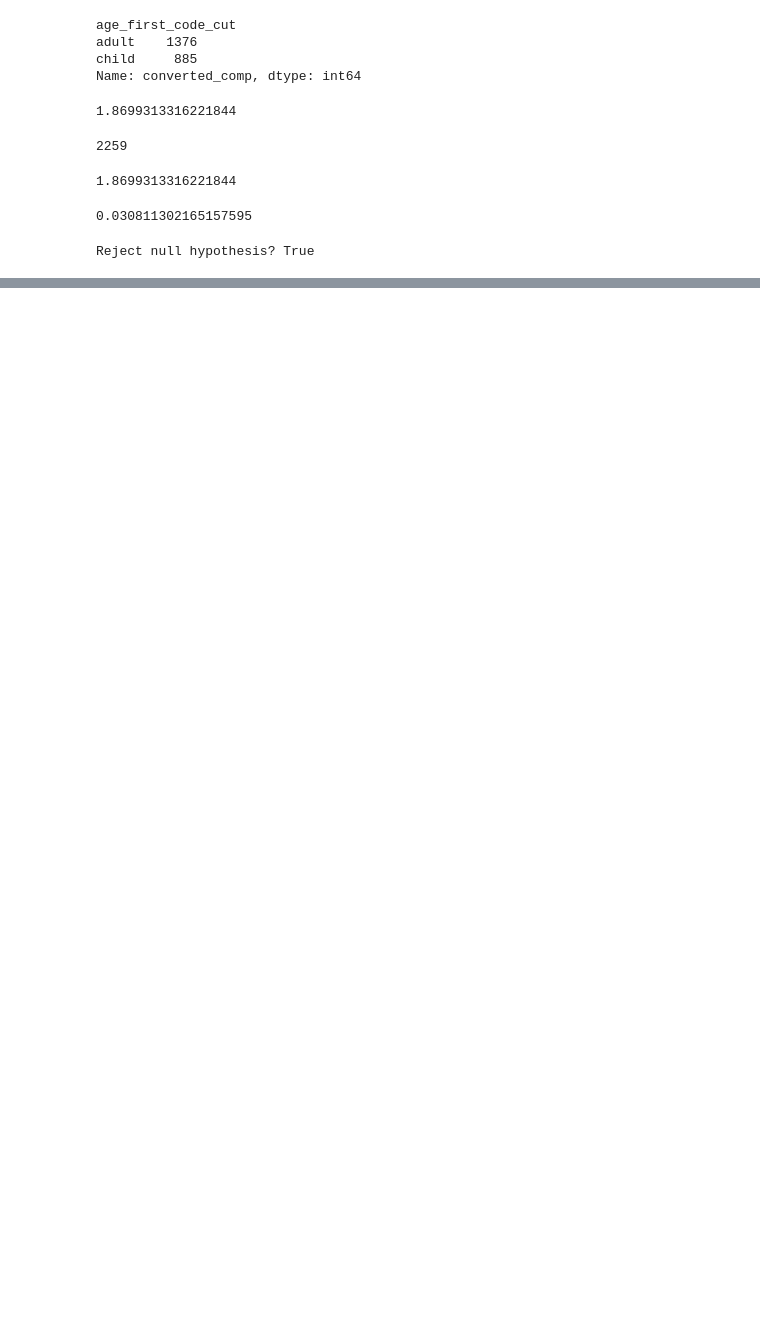
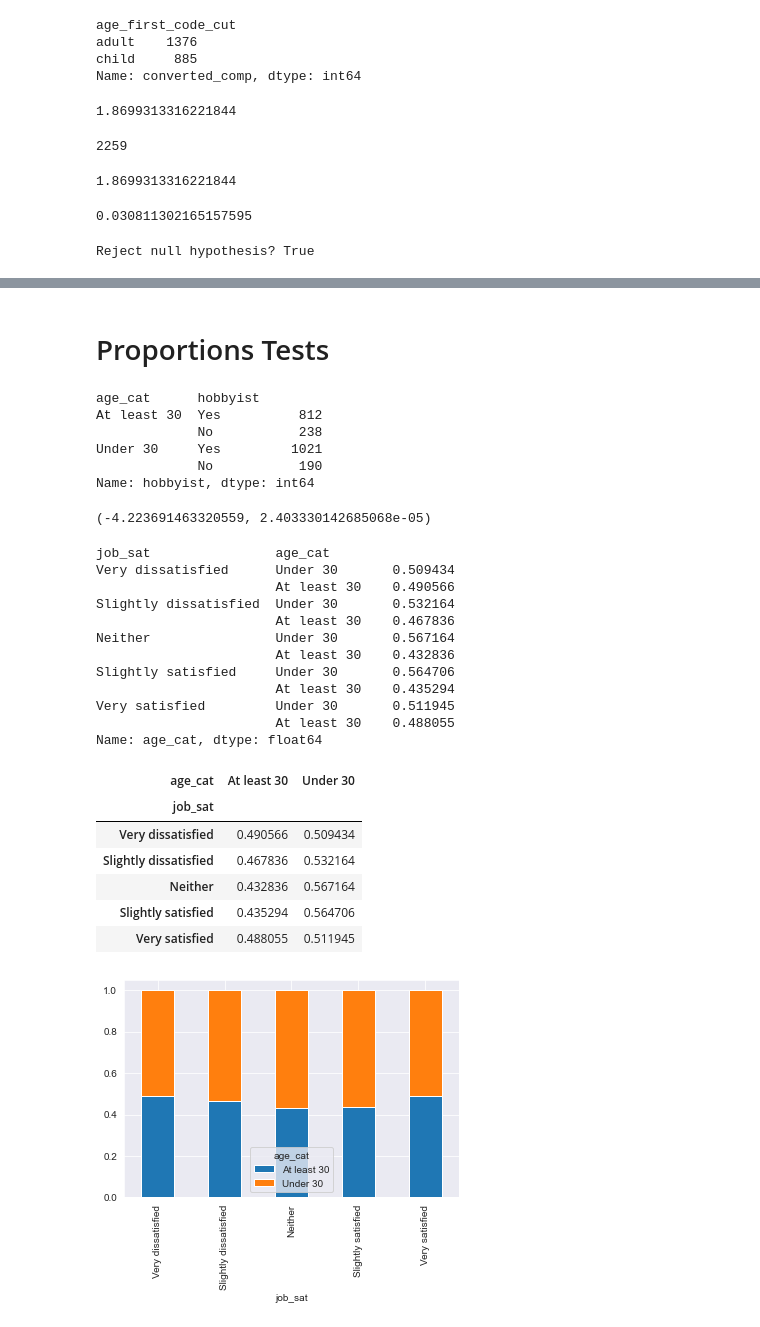
Before and after one commit to ideaguy3d/data-engineering-practice, a Jupyter notebook: datacamp/hypothesis_testing/hypothesis_testing.ipynb, the cells around one changed output, grey strips where cells are left out. Cells and saved outputs as stored; diff of their text form; code cells hidden in the pictures; blank space fills up the shorter version.

```diff
--- a/datacamp/hypothesis_testing/hypothesis_testing.ipynb
+++ b/datacamp/hypothesis_testing/hypothesis_testing.ipynb
@@ -167,0 +201,47 @@ Reject null hypothesis? True
+# %% [markdown]
+# Proportions Tests
+# %%
+# Two-sample proportions test
+p_hats = df_stack_overflow.groupby('age_cat')['hobbyist'].value_counts()
+p_hats
+# %% [output]
+age_cat      hobbyist
+At least 30  Yes          812
+             No           238
+Under 30     Yes         1021
+             No           190
+Name: hobbyist, dtype: int64
+# %%
+n_hobbyists = np.array([812, 1021])
+n_rows = np.array([812 + 238, 1021 + 190])
+proportions_ztest(count=n_hobbyists, nobs=n_rows, alternative='two-sided')
+# %% [output]
+(-4.223691463320559, 2.403330142685068e-05)
+# %%
+props = df_stack_overflow.groupby('job_sat')['age_cat'].value_counts(normalize=True)
+display(props)
+wide_props = props.unstack()
+display(wide_props)
+wide_props.plot(kind='bar', stacked=True)
+plt.show()
+# %% [output]
+job_sat                age_cat
+Very dissatisfied      Under 30       0.509434
+                       At least 30    0.490566
+Slightly dissatisfied  Under 30       0.532164
+                       At least 30    0.467836
+Neither                Under 30       0.567164
+                       At least 30    0.432836
+Slightly satisfied     Under 30       0.564706
+                       At least 30    0.435294
+Very satisfied         Under 30       0.511945
+                       At least 30    0.488055
+Name: age_cat, dtype: float64
+| age_cat | At least 30 | Under 30 |
+| job_sat |  |  |
+| Very dissatisfied | 0.490566 | 0.509434 |
+| Slightly dissatisfied | 0.467836 | 0.532164 |
+| Neither | 0.432836 | 0.567164 |
+| Slightly satisfied | 0.435294 | 0.564706 |
+| Very satisfied | 0.488055 | 0.511945 |
+[figure, added]
```
Also changed, not shown: parts of 15 cells of this notebook, 2 other files.
